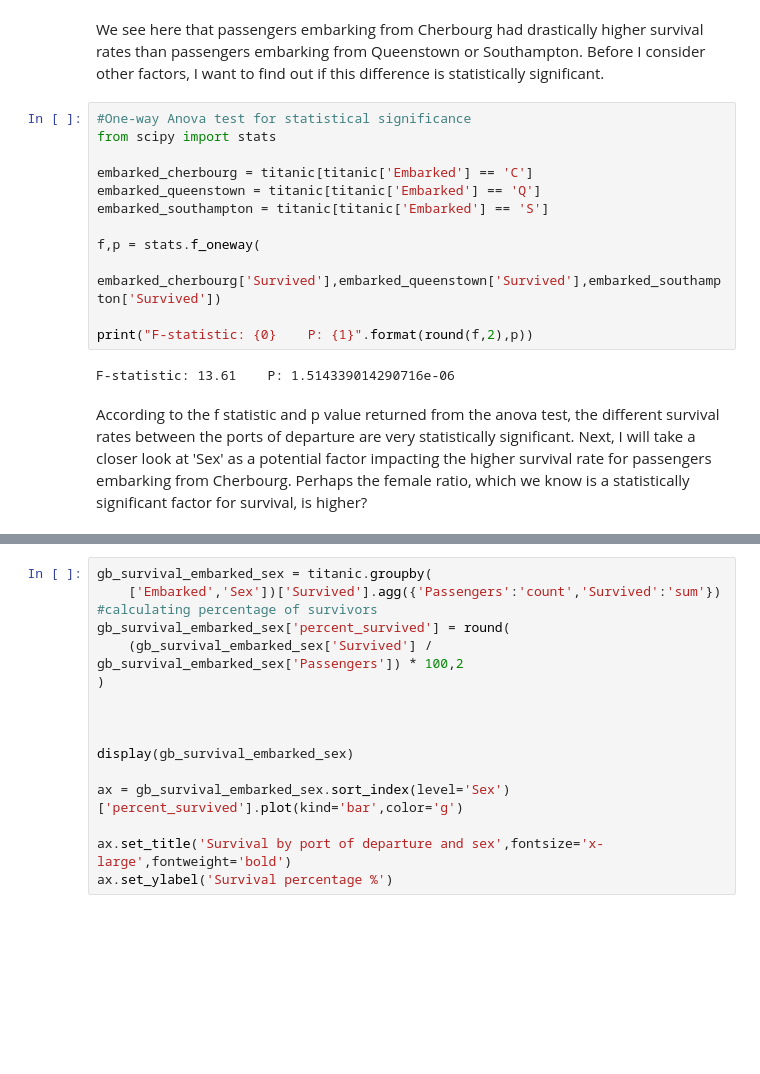
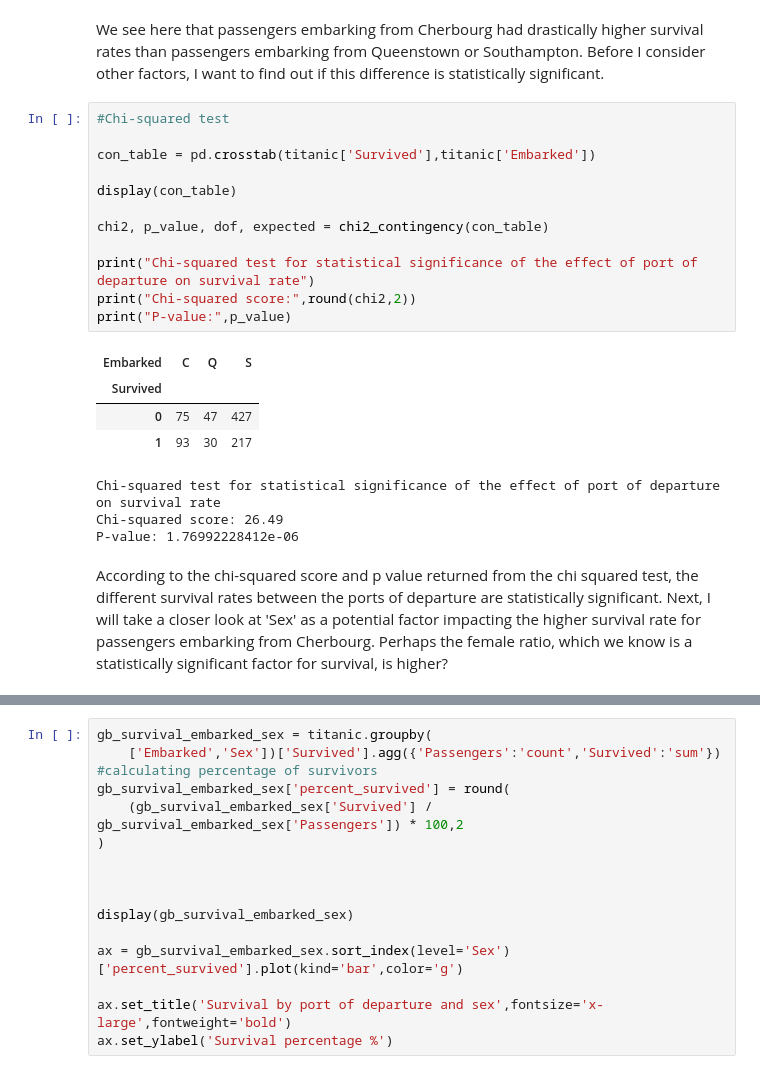
Before and after one commit to gisledb/udacity_nanodegree, a Jupyter notebook: ipython_notebooks/p2_investigate_dataset/p2_titanic_new.ipynb, the cells around one changed output, grey strips where cells are left out. Cells and saved outputs as stored; diff of their text form; blank space fills up the shorter version.

```diff
--- a/ipython_notebooks/p2_investigate_dataset/p2_titanic_new.ipynb
+++ b/ipython_notebooks/p2_investigate_dataset/p2_titanic_new.ipynb
@@ -455,22 +477,28 @@ ax.set_ylabel('Survival percentage %')
 [figure]
 # %% [markdown]
 We see here that passengers embarking from Cherbourg had drastically higher survival rates than passengers embarking from Queenstown or Southampton. Before I consider other factors, I want to find out if this difference is statistically significant.
-# %%
-#One-way Anova test for statistical significance
-from scipy import stats
-
-embarked_cherbourg = titanic[titanic['Embarked'] == 'C']
-embarked_queenstown = titanic[titanic['Embarked'] == 'Q']
-embarked_southampton = titanic[titanic['Embarked'] == 'S']
-
-f,p = stats.f_oneway(
-    embarked_cherbourg['Survived'],embarked_queenstown['Survived'],embarked_southampton['Survived'])
-
-print("F-statistic: {0}    P: {1}".format(round(f,2),p))
-# %% [output]
-F-statistic: 13.61    P: 1.514339014290716e-06
+# %%
+#Chi-squared test
+
+con_table = pd.crosstab(titanic['Survived'],titanic['Embarked'])
+
+display(con_table)
+
+chi2, p_value, dof, expected = chi2_contingency(con_table)
+
+print("Chi-squared test for statistical significance of the effect of port of departure on survival rate")
+print("Chi-squared score:",round(chi2,2))
+print("P-value:",p_value)
+# %% [output]
+| Embarked | C | Q | S |
+| Survived |  |  |  |
+| 0 | 75 | 47 | 427 |
+| 1 | 93 | 30 | 217 |
+Chi-squared test for statistical significance of the effect of port of departure on survival rate
+Chi-squared score: 26.49
+P-value: 1.76992228412e-06
 # %% [markdown]
-According to the f statistic and p value returned from the anova test, the different survival rates between the ports of departure are very statistically significant. Next, I will take a closer look at 'Sex' as a potential factor impacting the higher survival rate for passengers embarking from Cherbourg. Perhaps the female ratio, which we know is a statistically significant factor for survival, is higher?
+According to the chi-squared score and p value returned from the chi squared test, the different survival rates between the ports of departure are statistically significant. Next, I will take a closer look at 'Sex' as a potential factor impacting the higher survival rate for passengers embarking from Cherbourg. Perhaps the female ratio, which we know is a statistically significant factor for survival, is higher?
 # %%
 #Looking at percentage of females and males embarking in the different cities
 sex_by_embarked = pd.crosstab(titanic['Embarked'],titanic['Sex'],margins=True)
```
Also changed, not shown: parts of 20 cells of this notebook.
